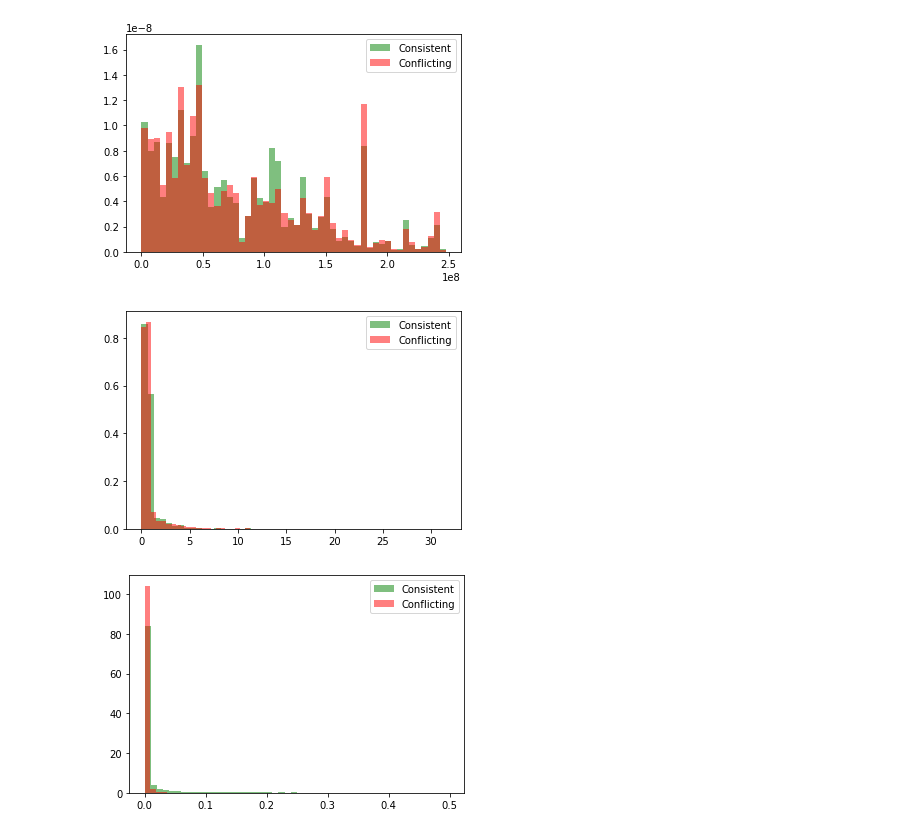
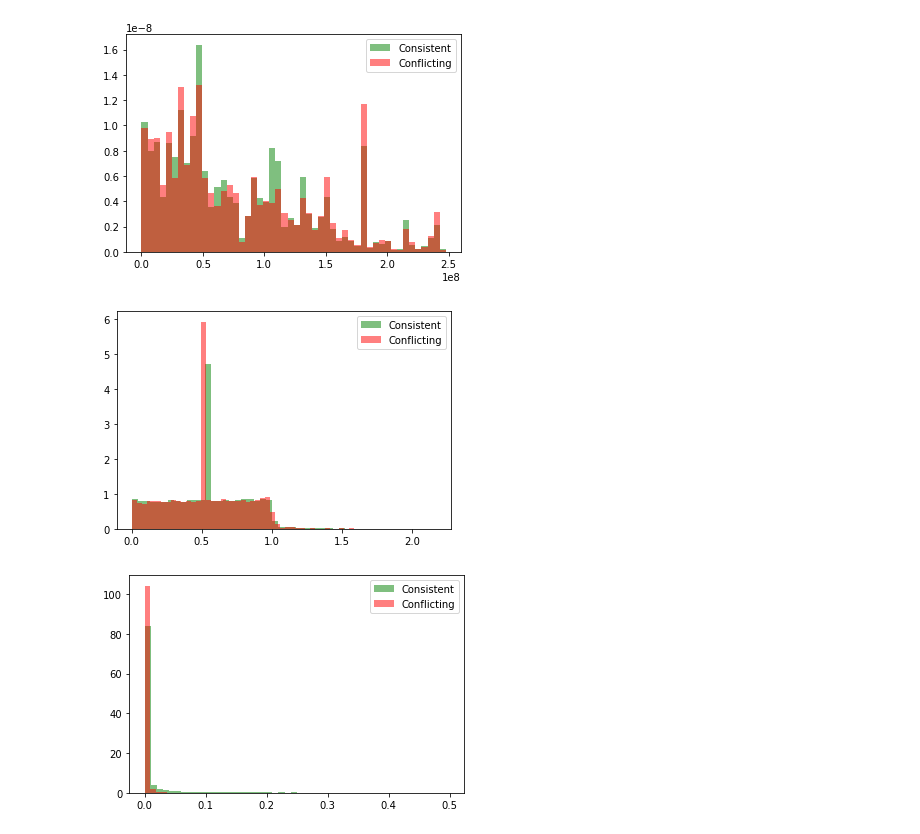
Before and after one commit to gksullan/Springboard_Capstone_1, a Jupyter notebook: Exploratory Data Analysis.ipynb, the cells around one changed output. Cells and saved outputs as stored; diff of their text form; code cells hidden in the pictures.

Commit message:
updated statistical analysis and corrected uniprot data wrangling step

```diff
--- a/Exploratory Data Analysis.ipynb
+++ b/Exploratory Data Analysis.ipynb
@@ -107,7 +107,7 @@ binding profile (TFBP)
 - BLOSUM62 See: http://rosalind.info/glossary/blosum62/
 <br>
 # %%
-df_cleaned = pd.read_csv('data_cleanednlp2.csv')
+df_cleaned = pd.read_csv('data_cleanednlp3.csv')
 # %%
 df_cleaned.head()
 # %% [output]
@@ -198,15 +198,15 @@ plt.legend();
 [figure]
 # %%
 # Do we see any differences in the relative location between classes?
-x0 = df_cleaned.loc[df.CLASS==0, 'Relative_Location']
-x1 = df_cleaned.loc[df.CLASS==1, 'Relative_Location']
+x0 = df_cleaned.loc[df_cleaned.CLASS==0, 'Relative_Location']
+x1 = df_cleaned.loc[df_cleaned.CLASS==1, 'Relative_Location']
 
 plt.hist(x0, alpha=0.5, bins=50, color='green', density=True, stacked=True, label='Consistent')
 plt.hist(x1, alpha=0.5, bins=50, color='red', density=True, stacked=True, label='Conflicting')
 
 plt.legend();
 # %% [output]
-[figure, old version]
+[figure, new version]
 # %%
 # Do we see any differerences in the spread of AF_ESP in the different classes?
 x0 = df_cleaned.loc[df_cleaned.CLASS==0, 'AF_ESP']
```
Also changed, not shown: parts of 2 cells of this notebook, 7 other files.
